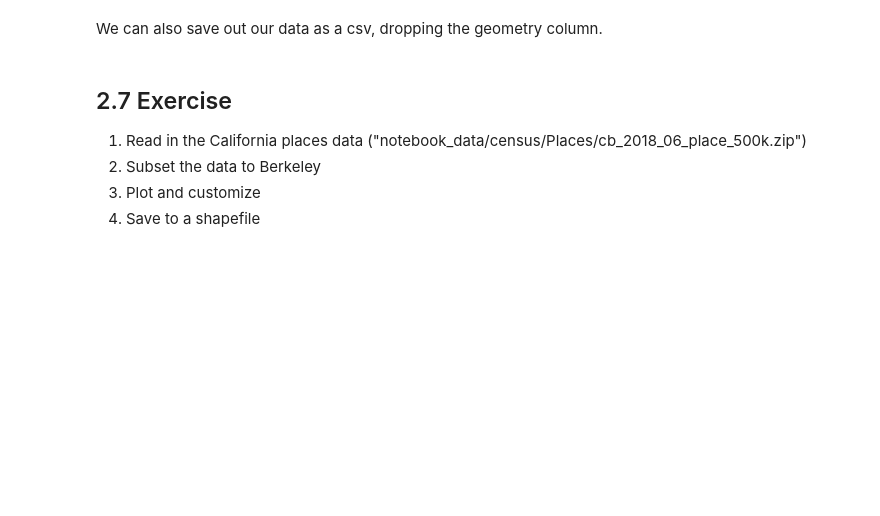
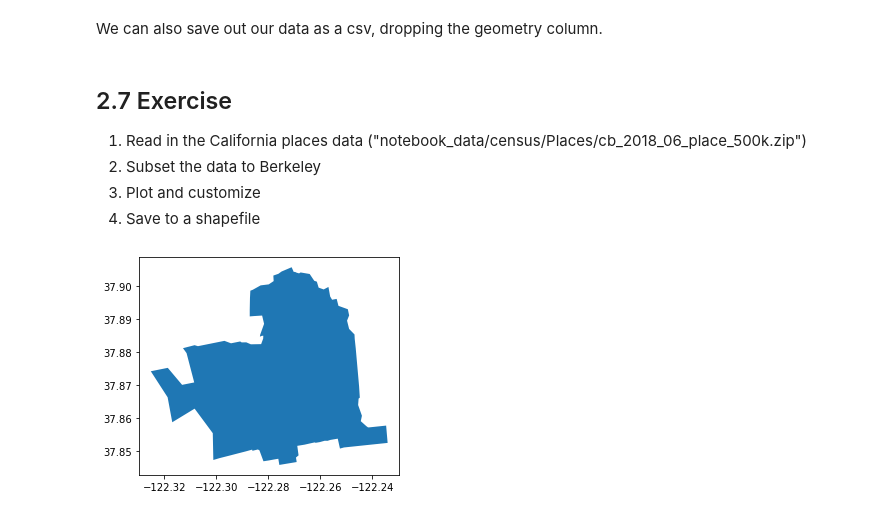
Before and after one commit to dlab-berkeley/Python-Geospatial-Fundamentals-Legacy, a Jupyter notebook: new_sequence/02_Introduction_to_GeoPandas.ipynb, the cells around one changed output. Saved outputs shown, nothing was run; the diff lists cells and outputs as text; code cells hidden in the pictures; blank space fills up the shorter version.

```diff
--- a/new_sequence/02_Introduction_to_GeoPandas.ipynb
+++ b/new_sequence/02_Introduction_to_GeoPandas.ipynb
@@ -213,15 +213,20 @@ alameda_county.drop('geometry',axis=1).to_csv("outdata/alameda_county.csv")
 # %%
 # SOLUTION
 
 # 1. Read in the California places data
 california_places = gpd.read_file('zip://notebook_data/census/Places/cb_2018_06_place_500k.zip')
+california_places.head()
 
 # 2. Subset the data to Berkeley
+berkeley_places = california_places.loc[california_places['NAME']=='Berkeley'].copy().reset_index(drop=True)
 
 # 3. Plot and customize
-
+berkeley_places.plot()
 
 # 4. Save to a shapefile
+berkeley_places.to_file("outdata/berkeley_places.shp")
+# %% [output]
+[figure, added]
 # %% [markdown]
 ---
 <div style="display:inline-block;vertical-align:middle;">
```
Also changed, not shown: 2 other files.
